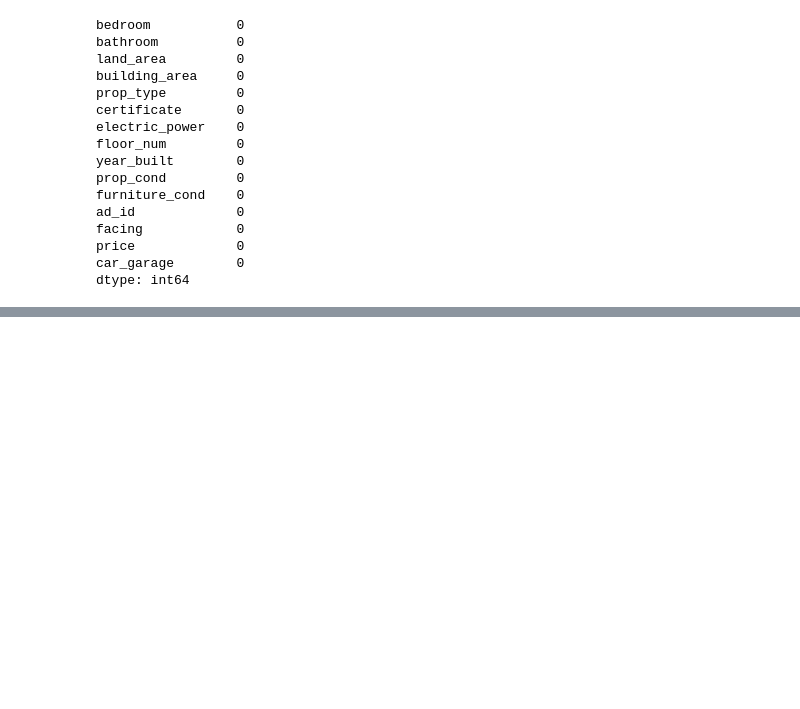
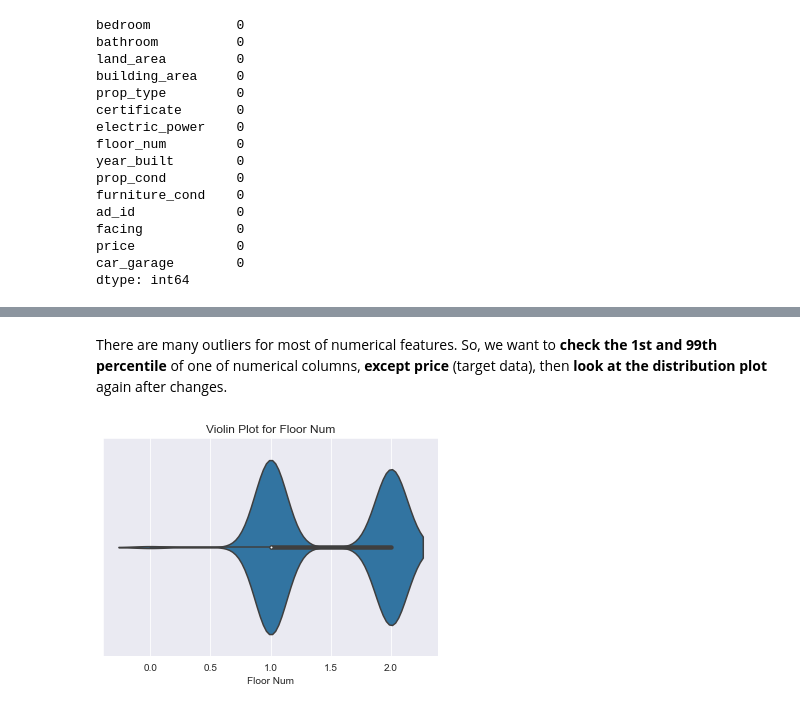
Before and after one commit to iam2dael2/bekasi-housing, a Jupyter notebook: data-analysis.ipynb, the cells around one changed output, grey strips where cells are left out. Saved outputs shown, nothing was run; the diff lists cells and outputs as text; code cells hidden in the pictures; blank space fills up the shorter version.

```diff
--- a/data-analysis.ipynb
+++ b/data-analysis.ipynb
@@ -288,0 +337,19 @@ cleaned_df.shape
+# %% [markdown]
+There are many outliers for most of numerical features. So, we want to **check the 1st and 99th percentile** of one of numerical columns, **except price** (target data), then **look at the distribution plot** again after changes.
+# %%
+import random
+
+# Choose one column by random
+except_target = [col for col in num_cols if col != "price"]
+chosen_col = random.choice(except_target)
+
+# Look at the distribution of chosen feature whose value is less than its 99th percentile
+percentile_99 = cleaned_df[chosen_col].quantile(0.99)
+sns.violinplot(x=cleaned_df[cleaned_df[chosen_col] < percentile_99][chosen_col])
+
+col_name = " ".join(chosen_col.split("_")).title()
+plt.title(f"Violin Plot for {col_name}")
+plt.xlabel(col_name)
+plt.show()
+# %% [output]
+[figure, added]
```
Also changed, not shown: parts of 40 cells of this notebook, 3 other files.
